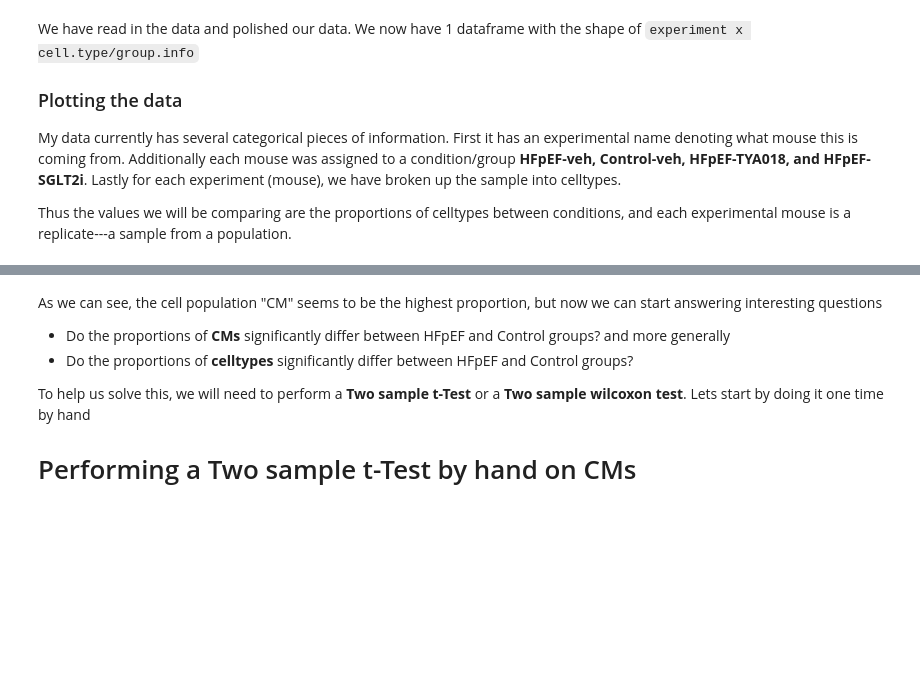
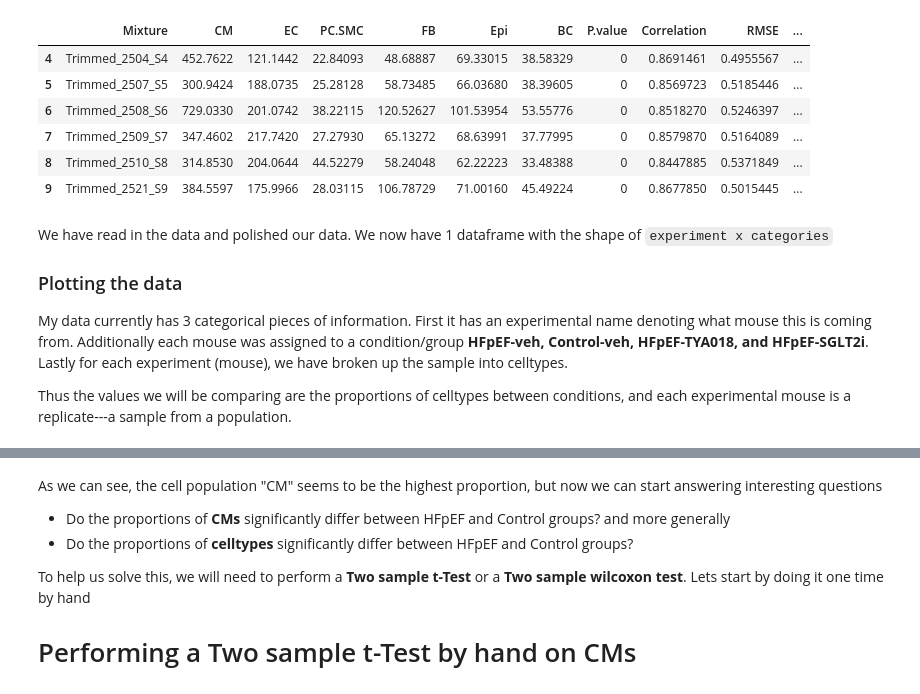
Before and after one commit to Matthew1309/Intuitions, a Jupyter notebook: Linear_regression/t-Test/t-Test.ipynb, the cells around one changed output, grey strips where cells are left out. Cells and saved outputs as stored; diff of their text form; code cells hidden in the pictures; blank space fills up the shorter version.

````diff
--- a/Linear_regression/t-Test/t-Test.ipynb
+++ b/Linear_regression/t-Test/t-Test.ipynb
@@ -395,9 +90,25 @@ csx <- cbind(csx, bulk.meta[match(csx[,'ID'], bulk.meta[,"ID"]),c('exp.assay', "
+# %%
+# We have two columns called ID that match in my two
+# dataframes. Lets use that to merge the two into one.
+# This is the block of code that will help us do thatbulk.meta[match(csx[,'ID'], bulk.meta[,"ID"]),]
+
+# Final cibersort object with meta data attached.
+csx <- cbind(csx, bulk.meta[match(csx[,'ID'], bulk.meta[,"ID"]),c('exp.assay', "Nppb", "Col3a1")])
+head(csx)
+# %% [output]
+|  | Mixture | CM | EC | PC.SMC | FB | Epi | BC | P.value | Correlation | RMSE | ... |
+| 4 | Trimmed_2504_S4 | 452.7622 | 121.1442 | 22.84093 | 48.68887 | 69.33015 | 38.58329 | 0 | 0.8691461 | 0.4955567 | ... |
+| 5 | Trimmed_2507_S5 | 300.9424 | 188.0735 | 25.28128 | 58.73485 | 66.03680 | 38.39605 | 0 | 0.8569723 | 0.5185446 | ... |
+| 6 | Trimmed_2508_S6 | 729.0330 | 201.0742 | 38.22115 | 120.52627 | 101.53954 | 53.55776 | 0 | 0.8518270 | 0.5246397 | ... |
+| 7 | Trimmed_2509_S7 | 347.4602 | 217.7420 | 27.27930 | 65.13272 | 68.63991 | 37.77995 | 0 | 0.8579870 | 0.5164089 | ... |
+| 8 | Trimmed_2510_S8 | 314.8530 | 204.0644 | 44.52279 | 58.24048 | 62.22223 | 33.48388 | 0 | 0.8447885 | 0.5371849 | ... |
+| 9 | Trimmed_2521_S9 | 384.5597 | 175.9966 | 28.03115 | 106.78729 | 71.00160 | 45.49224 | 0 | 0.8677850 | 0.5015445 | ... |
 # %% [markdown]
 We have read in the data and polished our data. We now have 1 dataframe
-with the shape of </br>```experiment x cell.type/group.info```
+with the shape of </br>```experiment x categories```
 
 ### Plotting the data
-My data currently has several categorical pieces of information. First it has an experimental name denoting what mouse this is coming from. Additionally each mouse was assigned to a condition/group **HFpEF-veh, Control-veh, HFpEF-TYA018, and HFpEF-SGLT2i**. Lastly for each experiment (mouse), we have broken up the sample into celltypes.
+My data currently has 3 categorical pieces of information. First it has an experimental name denoting what mouse this is coming from. Additionally each mouse was assigned to a condition/group **HFpEF-veh, Control-veh, HFpEF-TYA018, and HFpEF-SGLT2i**. Lastly for each experiment (mouse), we have broken up the sample into celltypes.
 
 Thus the values we will be comparing are the proportions of celltypes between conditions, and each experimental mouse is a replicate---a sample from a population.
 # %%
````
Also changed, not shown: parts of 17 cells of this notebook, 1 other file.
